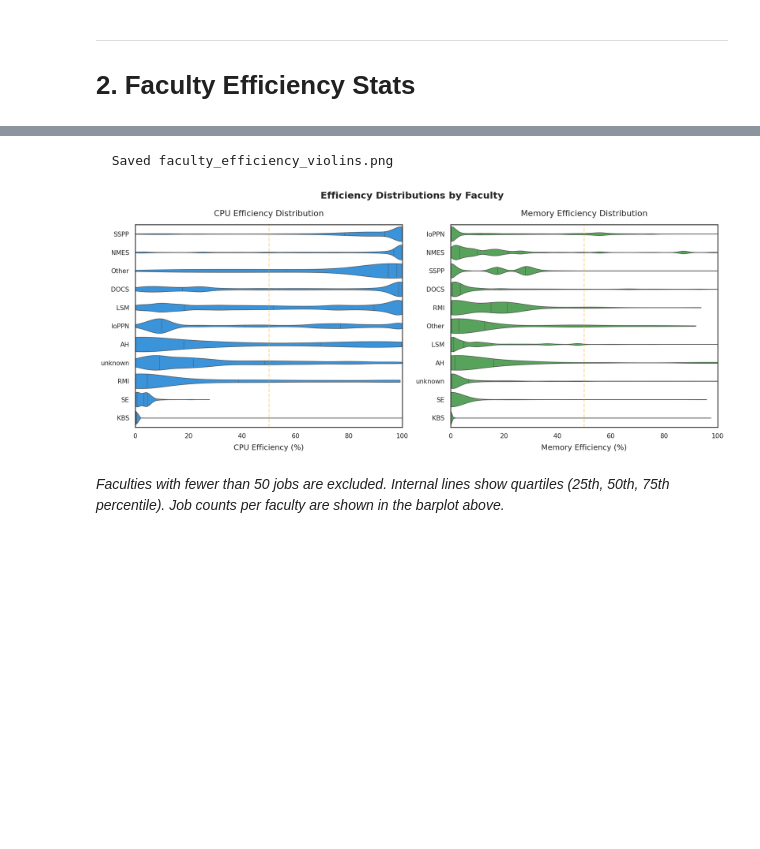
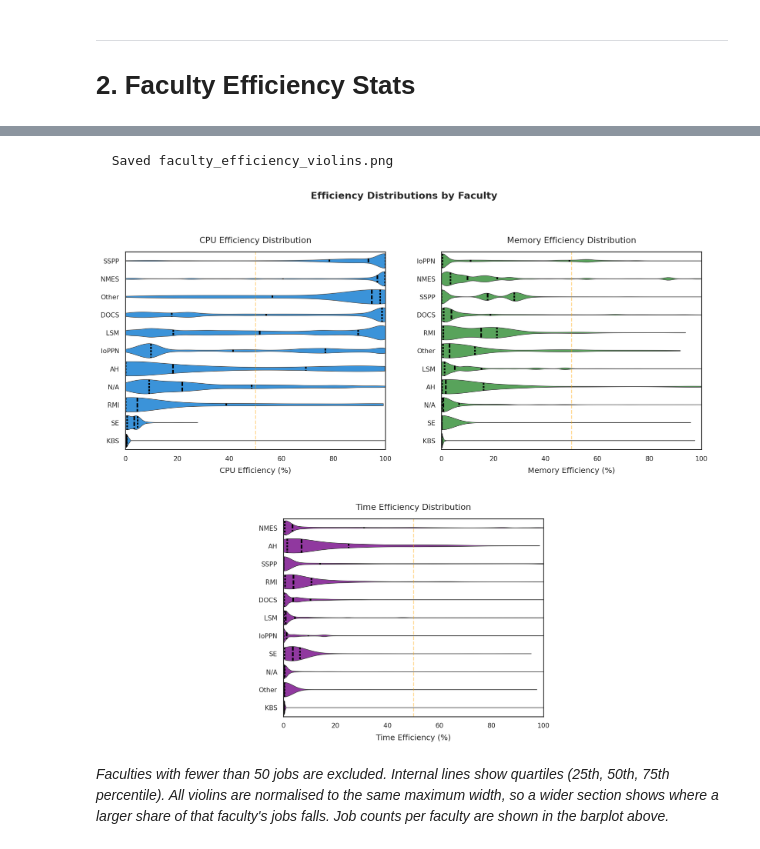
Before and after one commit to kcl-eresearch/hpc-data-analysis, a Jupyter notebook: notebooks/blog_2026-02_sustainability.ipynb, the cells around one changed output, grey strips where cells are left out. Cells and saved outputs as stored; diff of their text form; code cells hidden in the pictures; blank space fills up the shorter version.

```diff
--- a/notebooks/blog_2026-02_sustainability.ipynb
+++ b/notebooks/blog_2026-02_sustainability.ipynb
@@ -61,6 +61,7 @@ FACULTY_ABBREV = {
     'Students & Education':                                     'SE',
     'The Dickson Poon School of Law':                           'DPSL',
     'IT':                                                       'IT',
+    'unknown':                                                  'N/A',
 }
 
 def approx(n, sf=2):
@@ -1736,64 +1835,76 @@ around the mean.*
 fac_counts = df['faculty'].value_counts()
 big_facs = fac_counts[fac_counts >= 50].index.tolist()
 
-# Order by mean CPU efficiency (desc) for CPU, by mean mem eff for mem
+# Order by mean efficiency (desc) for each metric
 fac_cpu_means = (df[df['faculty'].isin(big_facs) & (df['cpu_eff_req'] <= 100)
                     & df['cpu_eff_req'].notna()]
                  .groupby('faculty')['cpu_eff_req'].mean()
                  .sort_values(ascending=False))
 fac_order_cpu = [SHORT.get(f, f) for f in fac_cpu_means.index]
 
 fac_mem_means = (df[df['faculty'].isin(big_facs) & (df['mem_eff'] <= 100)
                     & df['mem_eff'].notna()]
                  .groupby('faculty')['mem_eff'].mean()
                  .sort_values(ascending=False))
 fac_order_mem = [SHORT.get(f, f) for f in fac_mem_means.index]
 
-fig, axes = plt.subplots(1, 2, figsize=(14, max(6, len(big_facs) * 0.5)))
+fac_time_means = (df[df['faculty'].isin(big_facs) & (df['time_eff'] <= 100)
+                     & df['time_eff'].notna()]
+                  .groupby('faculty')['time_eff'].mean()
+                  .sort_values(ascending=False))
+fac_order_time = [SHORT.get(f, f) for f in fac_time_means.index]
 
-# CPU violin
-cpu_vdata = df[df['faculty'].isin(big_facs)
-               & df['cpu_eff_req'].notna()
-               & (df['cpu_eff_req'] <= 100)].copy()
-sns.violinplot(data=cpu_vdata, y='faculty_short', x='cpu_eff_req',
-               ax=axes[0], cut=0, order=fac_order_cpu,
-               density_norm='width', inner='quartile', color=C_CPU,
-               linewidth=0.8)
-axes[0].set_xlabel('CPU Efficiency (%)', fontsize=12)
-axes[0].set_ylabel('', fontsize=12)
-axes[0].set_title('CPU Efficiency Distribution', fontsize=13)
-axes[0].axvline(50, color='orange', ls='--', alpha=0.4)
-axes[0].set_xlim(0, 100)
+n_facs = len(big_facs)
+row_h = max(6, n_facs * 0.5)
+fig = plt.figure(figsize=(16, row_h * 2 + 1))
+gs = fig.add_gridspec(2, 4, hspace=0.35, wspace=0.55)
+ax_cpu  = fig.add_subplot(gs[0, 0:2])
+ax_mem  = fig.add_subplot(gs[0, 2:4])
+ax_time = fig.add_subplot(gs[1, 1:3])
 
-# Memory violin
-mem_vdata = df[df['faculty'].isin(big_facs)
-               & df['mem_eff'].notna()
-               & (df['mem_eff'] <= 100)].copy()
-sns.violinplot(data=mem_vdata, y='faculty_short', x='mem_eff',
-               ax=axes[1], cut=0, order=fac_order_mem,
-               density_norm='width', inner='quartile', color=C_MEM,
-               linewidth=0.8)
-axes[1].set_xlabel('Memory Efficiency (%)', fontsize=12)
-axes[1].set_ylabel('', fontsize=12)
-axes[1].set_title('Memory Efficiency Distribution', fontsize=13)
-axes[1].axvline(50, color='orange', ls='--', alpha=0.4)
-axes[1].set_xlim(0, 100)
+configs = [
+    (ax_cpu,  'cpu_eff_req', fac_order_cpu,  C_CPU,  'CPU Efficiency (%)',    'CPU Efficiency Distribution'),
+    (ax_mem,  'mem_eff',     fac_order_mem,  C_MEM,  'Memory Efficiency (%)', 'Memory Efficiency Distribution'),
+    (ax_time, 'time_eff',    fac_order_time, C_TIME, 'Time Efficiency (%)',   'Time Efficiency Distribution'),
+]
+
+for ax, col, order, colour, xlabel, title in configs:
+    vdata = df[df['faculty'].isin(big_facs)
+               & df[col].notna()
+               & (df[col] <= 100)].copy()
+    sns.violinplot(data=vdata, y='faculty_short', x=col,
+                   ax=ax, cut=0, order=order,
+                   density_norm='width', inner='quartile', color=colour,
+                   linewidth=0.8)
+    # Make quartile lines black and thick (before adding other lines)
+    for line in ax.lines:
+        line.set_color('black')
+        line.set_linewidth(2.5)
+    ax.set_xlabel(xlabel, fontsize=12)
+    ax.set_ylabel('', fontsize=12)
+    ax.set_title(title, fontsize=13)
+    ax.axvline(50, color='orange', ls='--', alpha=0.4)
+    ax.set_xlim(0, 100)
 
 plt.suptitle('Efficiency Distributions by Faculty',
              fontsize=15, fontweight='bold')
 plt.tight_layout()
 savefig('faculty_efficiency_violins.png')
 plt.show()
 
 display(Markdown('''
 *Faculties with fewer than 50 jobs are excluded.
 Internal lines show quartiles (25th, 50th, 75th percentile).
+All violins are normalised to the same maximum width, so a wider section
+shows where a larger share of that faculty's jobs falls.
 Job counts per faculty are shown in the barplot above.*
 '''))
 # %% [output]
   Saved faculty_efficiency_violins.png
-[figure, old version]
+[figure, new version]
 
 *Faculties with fewer than 50 jobs are excluded.
 Internal lines show quartiles (25th, 50th, 75th percentile).
+All violins are normalised to the same maximum width, so a wider section
+shows where a larger share of that faculty's jobs falls.
 Job counts per faculty are shown in the barplot above.*
```
Also changed, not shown: parts of 4 cells of this notebook, 5 other files.
